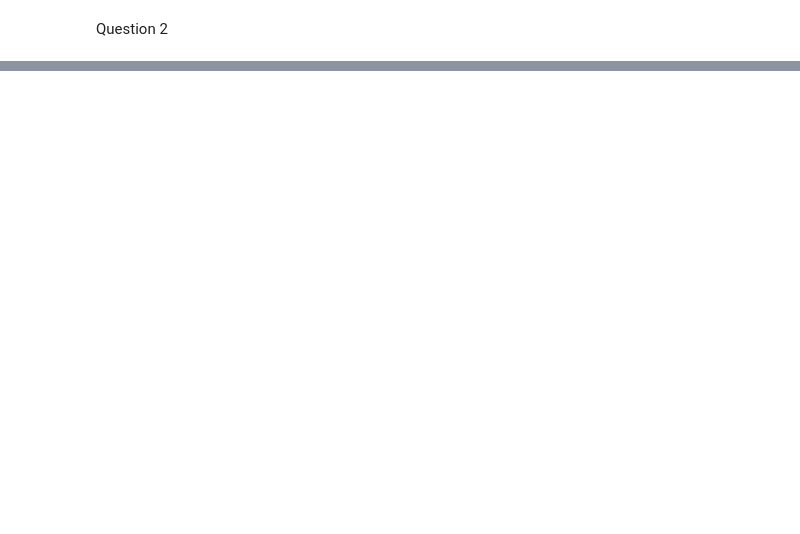
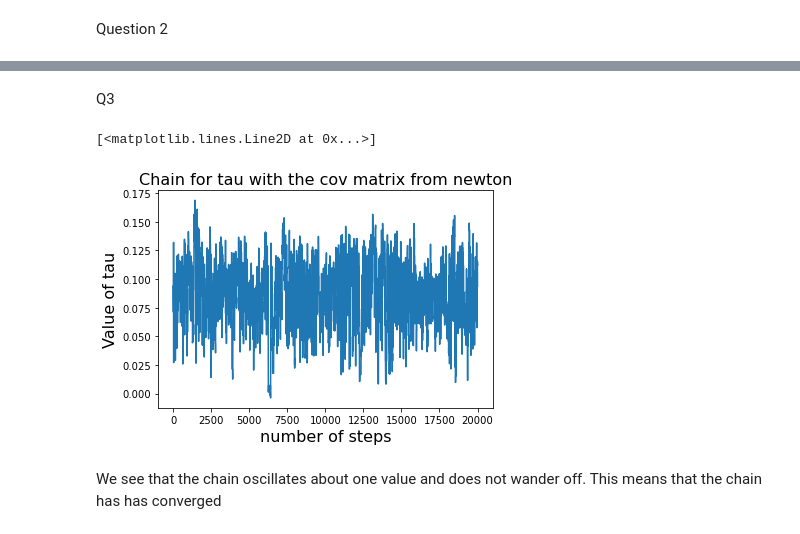
Before and after one commit to n-desjardins/phys512-2022, a Jupyter notebook: PSET5/pset5_notebook.ipynb, the cells around one changed output, grey strips where cells are left out. Cells and saved outputs as stored; diff of their text form; code cells hidden in the pictures; blank space fills up the shorter version.

```diff
--- a/PSET5/pset5_notebook.ipynb
+++ b/PSET5/pset5_notebook.ipynb
@@ -140,0 +207,2 @@ np.savetxt("newton_params.csv", cov)
+# %% [markdown]
+Q3
@@ -140,0 +213,19 @@ np.savetxt("newton_params.csv", cov)
+# %%
+chain = np.loadtxt("chain_FirstRun.csv")
+chain0,chain1,chain2,chain3,chain4,chain5 = chain.T
+chisq = np.loadtxt("chisq_FirstRun.csv")
+whole = np.array([chain0,chain1,chain2,chain3,chain4,chain5,chisq])
+#np.savetxt("planck_chain.txt", whole)
+pars = np.mean(whole[0:-1], axis=1)
+denominator = np.sqrt(len(chisq))
+error = np.std(whole[0:-1], axis=1)/denominator
+# %%
+plt.title("Chain for tau with the cov matrix from newton", fontsize= 16)
+plt.xlabel("number of steps", fontsize = 16)
+plt.ylabel("Value of tau", fontsize=16)
+plt.plot(chain3)
+# %% [output]
+[<matplotlib.lines.Line2D at 0x...>]
+[figure, added]
+# %% [markdown]
+We see that the chain oscillates about one value and does not wander off. This means that the chain has has converged
```
Also changed, not shown: parts of 32 cells of this notebook, 11 other files.
